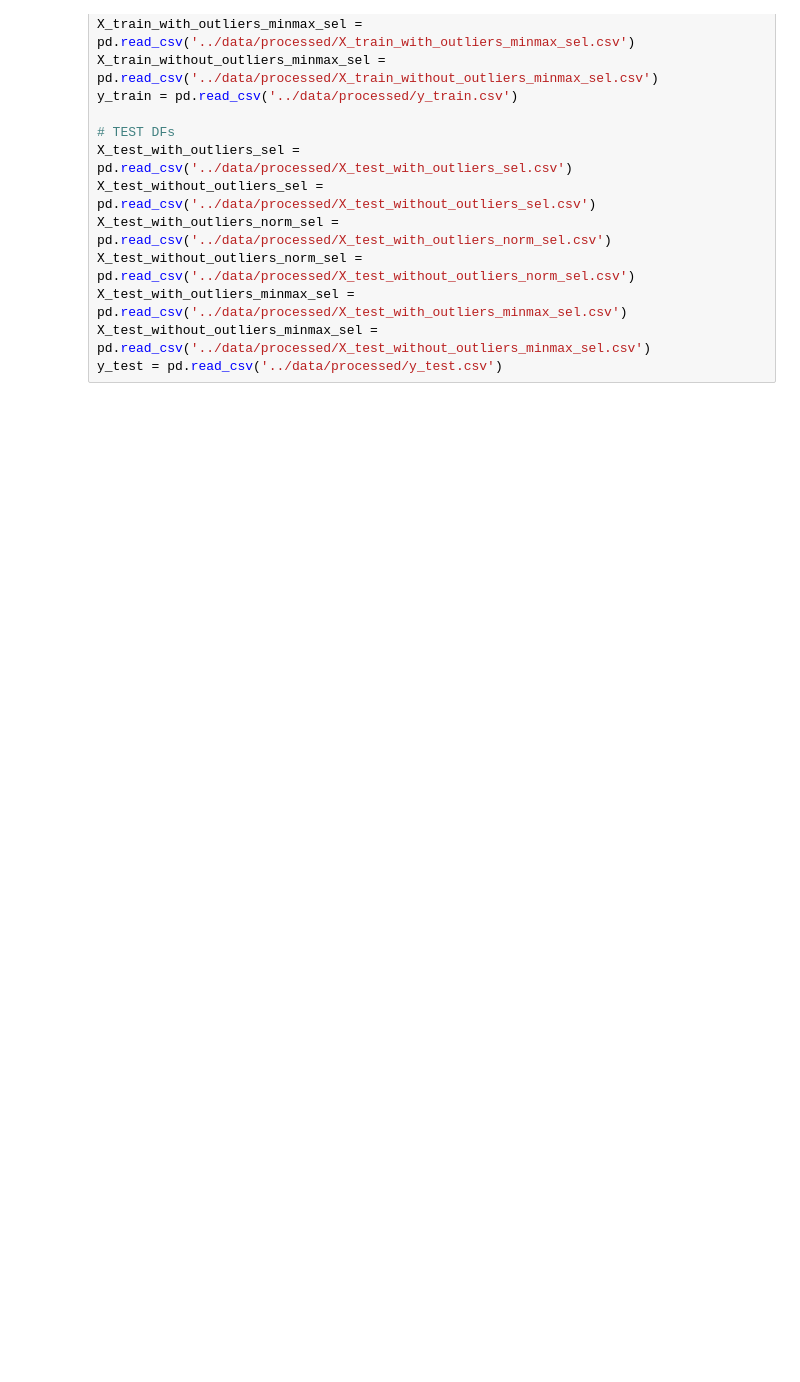
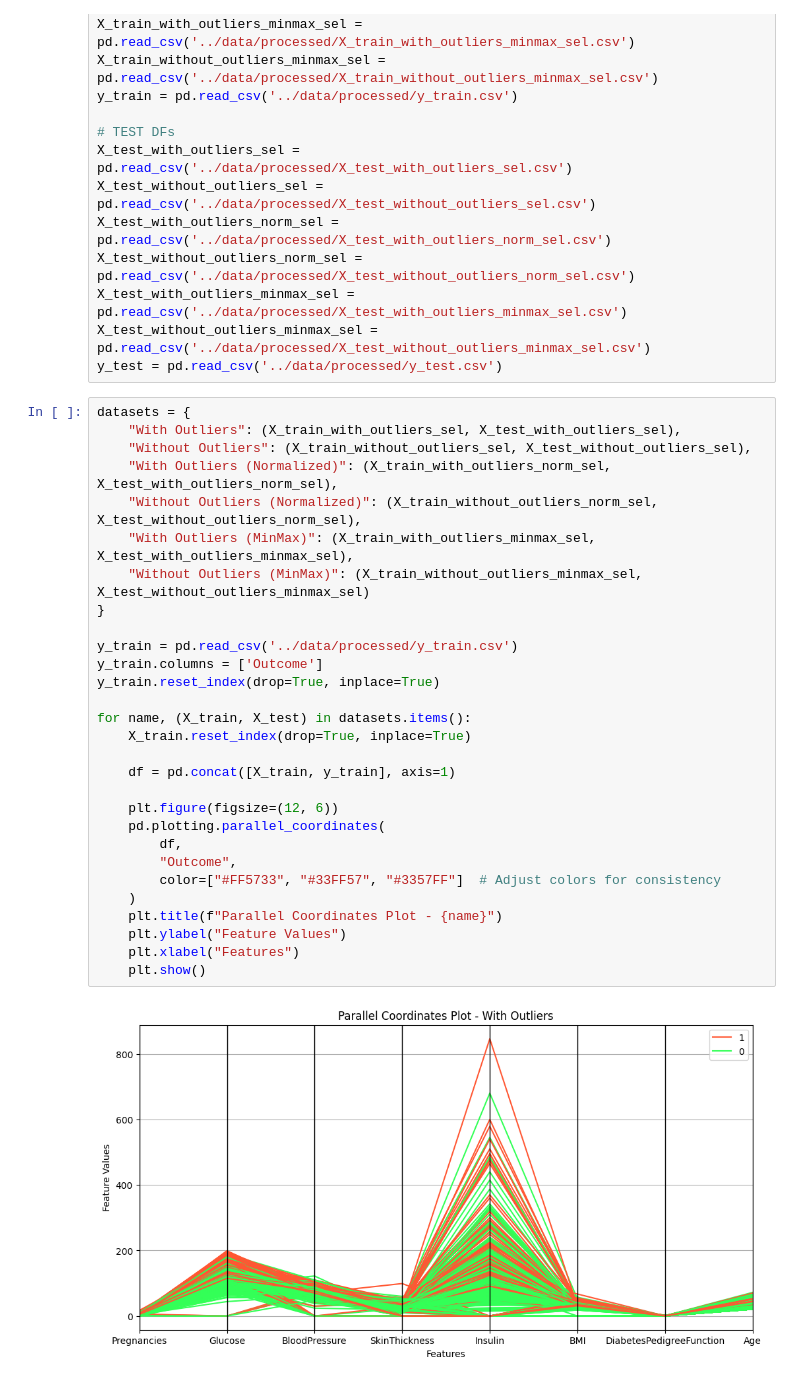
Before and after one commit to 4GeeksAcademy/EDA-and-Random-Forest_diabetes-data, a Jupyter notebook: src/ML.ipynb, the cells around one changed output. Cells and saved outputs as stored; diff of their text form; blank space fills up the shorter version.

```diff
--- a/src/ML.ipynb
+++ b/src/ML.ipynb
@@ -28,3 +37,34 @@ X_test_without_outliers_norm_sel = pd.read_csv('../data/processed/X_test_without
 X_test_with_outliers_minmax_sel = pd.read_csv('../data/processed/X_test_with_outliers_minmax_sel.csv')
 X_test_without_outliers_minmax_sel = pd.read_csv('../data/processed/X_test_without_outliers_minmax_sel.csv')
 y_test = pd.read_csv('../data/processed/y_test.csv')
+# %%
+datasets = {
+    "With Outliers": (X_train_with_outliers_sel, X_test_with_outliers_sel),
+    "Without Outliers": (X_train_without_outliers_sel, X_test_without_outliers_sel),
+    "With Outliers (Normalized)": (X_train_with_outliers_norm_sel, X_test_with_outliers_norm_sel),
+    "Without Outliers (Normalized)": (X_train_without_outliers_norm_sel, X_test_without_outliers_norm_sel),
+    "With Outliers (MinMax)": (X_train_with_outliers_minmax_sel, X_test_with_outliers_minmax_sel),
+    "Without Outliers (MinMax)": (X_train_without_outliers_minmax_sel, X_test_without_outliers_minmax_sel)
+}
+
+y_train = pd.read_csv('../data/processed/y_train.csv')
+y_train.columns = ['Outcome']
+y_train.reset_index(drop=True, inplace=True)
+
+for name, (X_train, X_test) in datasets.items():
+    X_train.reset_index(drop=True, inplace=True)
+
+    df = pd.concat([X_train, y_train], axis=1)
+
+    plt.figure(figsize=(12, 6))
+    pd.plotting.parallel_coordinates(
+        df,
+        "Outcome",
+        color=["#FF5733", "#33FF57", "#3357FF"]  # Adjust colors for consistency
+    )
+    plt.title(f"Parallel Coordinates Plot - {name}")
+    plt.ylabel("Feature Values")
+    plt.xlabel("Features")
+    plt.show()
+# %% [output]
+[figure, added]
```
Also changed, not shown: parts of 19 cells of this notebook.
